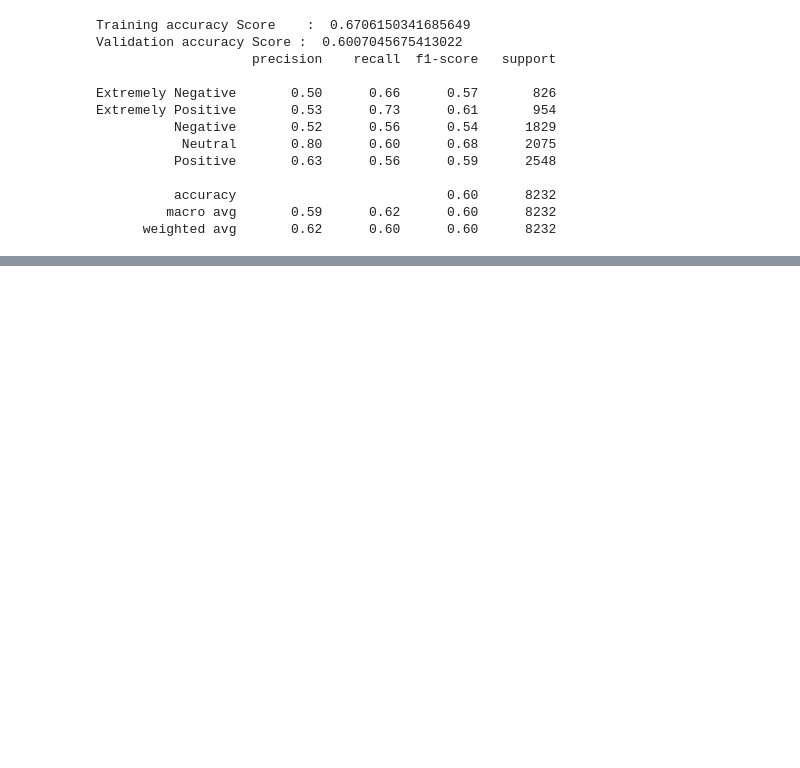
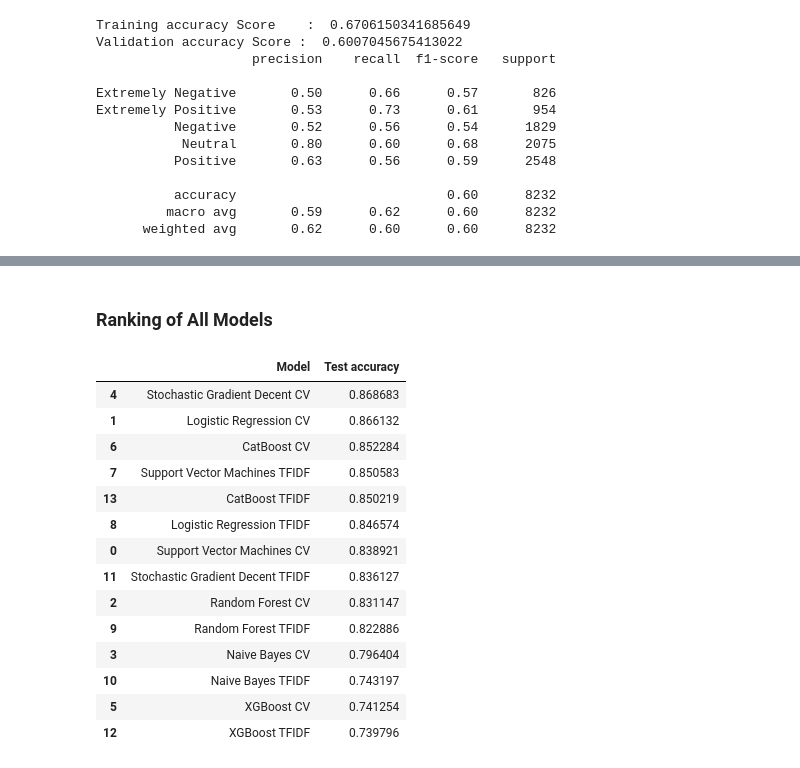
Before and after one commit to SairajNeelam/CoronaVirus-Tweet-Sentiment-Analysis, a Jupyter notebook: CoronaVirus_Tweet_Sentiment_Analysis.ipynb, the cells around one changed output, grey strips where cells are left out. Drawn from its saved outputs; the diff is of its cells as text; code cells hidden in the pictures; blank space fills up the shorter version.

```diff
--- a/CoronaVirus_Tweet_Sentiment_Analysis.ipynb
+++ b/CoronaVirus_Tweet_Sentiment_Analysis.ipynb
@@ -1235,0 +1763,6 @@ Extremely Positive       0.53      0.73      0.61       954
+# %%
+catboost_prediction_cv = clf2_cv.predict(X_valid_cv)
+catboost_accuracy_cv = accuracy_score(y_valid_cv,catboost_prediction_cv)
+print("Training accuracy Score    : ",clf2_cv.score(X_train_cv,y_train_cv))
+print("Validation accuracy Score : ",catboost_accuracy_cv )
+print(classification_report(catboost_prediction_cv,y_valid_cv))
@@ -1235,0 +1782,12 @@ Extremely Positive       0.53      0.73      0.61       954
+# %%
+clf2 = CatBoostClassifier()
+
+
+clf2.fit(X_train_tfidf, y_train_tfidf,
+        eval_set=(X_valid_tfidf, y_valid_tfidf),
+        verbose=False
+)
+
+print('CatBoost model is fitted: ' + str(clf2.is_fitted()))
+print('CatBoost model parameters:')
+print(clf2.get_params())
@@ -1235,0 +1798,6 @@ Extremely Positive       0.53      0.73      0.61       954
+# %%
+catboost_prediction = clf2.predict(X_valid_tfidf)
+catboost_accuracy = accuracy_score(y_valid_tfidf,catboost_prediction)
+print("Training accuracy Score    : ",clf2.score(X_train_tfidf,y_train_tfidf))
+print("Validation accuracy Score : ",catboost_accuracy )
+print(classification_report(catboost_prediction,y_valid_tfidf))
@@ -1235,0 +1815,32 @@ Extremely Positive       0.53      0.73      0.61       954
+# %% [markdown]
+### **Ranking of All Models**
+# %%
+models = pd.DataFrame({
+    'Model': ['Support Vector Machines CV', 'Logistic Regression CV',
+              'Random Forest CV', 'Naive Bayes CV',
+              'Stochastic Gradient Decent CV', 'XGBoost CV','CatBoost CV', 'Support Vector Machines TFIDF', 'Logistic Regression TFIDF',
+              'Random Forest TFIDF', 'Naive Bayes TFIDF',
+              'Stochastic Gradient Decent TFIDF', 'XGBoost TFIDF','CatBoost TFIDF'],
+    'Test accuracy': [svc_accuracy_cv, logreg_accuracy_cv,
+              rf_accuracy_cv, NB_accuracy_cv,
+              sgd_accuracy_cv, xgb_accuracy_cv, catboost_accuracy_cv, svc_accuracy, logreg_accuracy,
+              rf_accuracy, NB_accuracy,
+              sgd_accuracy, xgb_accuracy,catboost_accuracy]})
+
+models.sort_values(by='Test accuracy', ascending=False)
+# %% [output]
+|  | Model | Test accuracy |
+| 4 | Stochastic Gradient Decent CV | 0.868683 |
+| 1 | Logistic Regression CV | 0.866132 |
+| 6 | CatBoost CV | 0.852284 |
+| 7 | Support Vector Machines TFIDF | 0.850583 |
+| 13 | CatBoost TFIDF | 0.850219 |
+| 8 | Logistic Regression TFIDF | 0.846574 |
+| 0 | Support Vector Machines CV | 0.838921 |
+| 11 | Stochastic Gradient Decent TFIDF | 0.836127 |
+| 2 | Random Forest CV | 0.831147 |
+| 9 | Random Forest TFIDF | 0.822886 |
+| 3 | Naive Bayes CV | 0.796404 |
+| 10 | Naive Bayes TFIDF | 0.743197 |
+| 5 | XGBoost CV | 0.741254 |
+| 12 | XGBoost TFIDF | 0.739796 |
```
Also changed, not shown: parts of 69 cells of this notebook.
